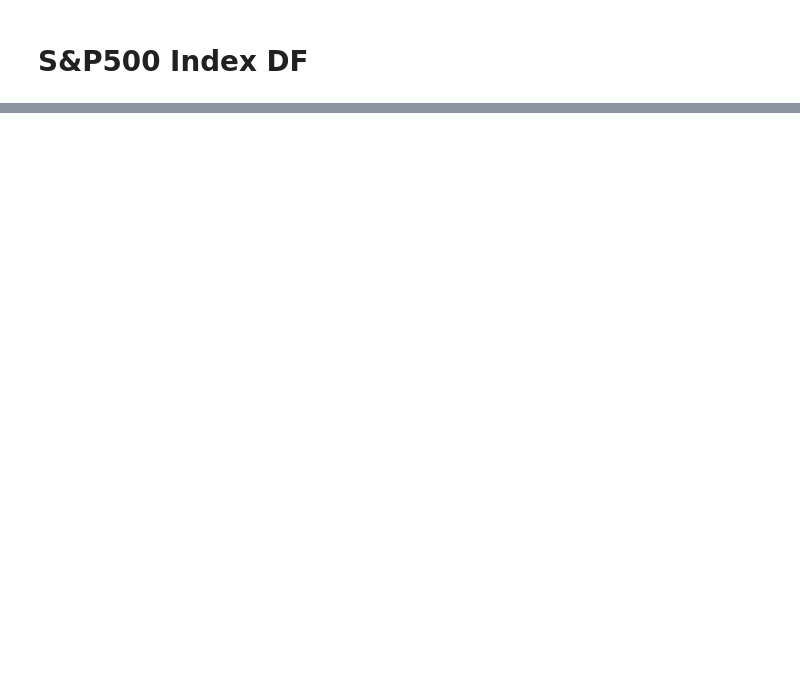
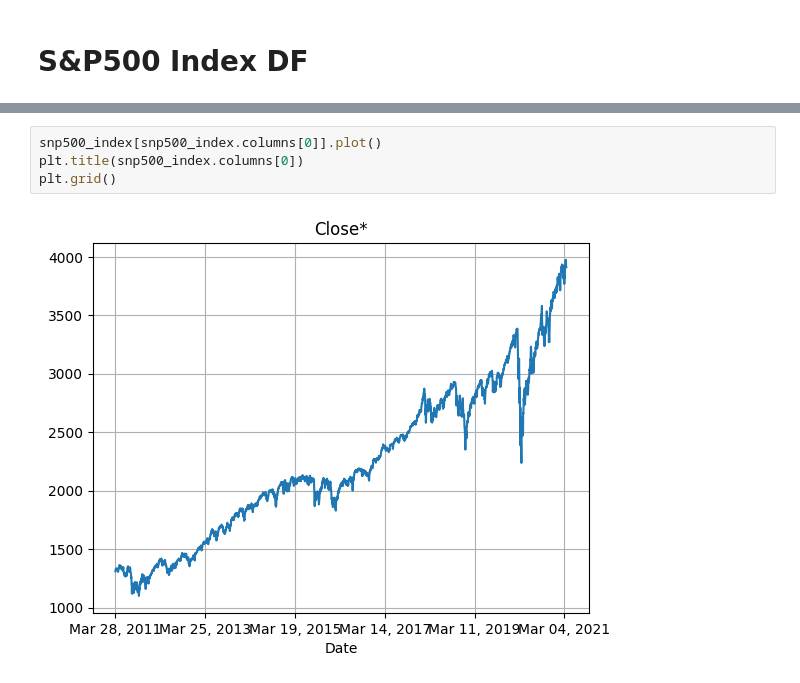
Before and after one commit to hossein4527/Time_Series_Trend_Forcasting, a Jupyter notebook: Codes/Data_Validation.ipynb, the cells around one changed output, grey strips where cells are left out. Cells and saved outputs as stored; diff of their text form; blank space fills up the shorter version.

```diff
--- a/Codes/Data_Validation.ipynb
+++ b/Codes/Data_Validation.ipynb
@@ -14,0 +32,6 @@ snp500_index = pd.read_excel('/Users/hossein4527/MEGA/MEGAsync/Commit/Neda_PhD/T
+# %%
+snp500_index[snp500_index.columns[0]].plot()
+plt.title(snp500_index.columns[0])
+plt.grid()
+# %% [output]
+[figure, added]
```
Also changed, not shown: parts of 11 cells of this notebook, 2 other files.
